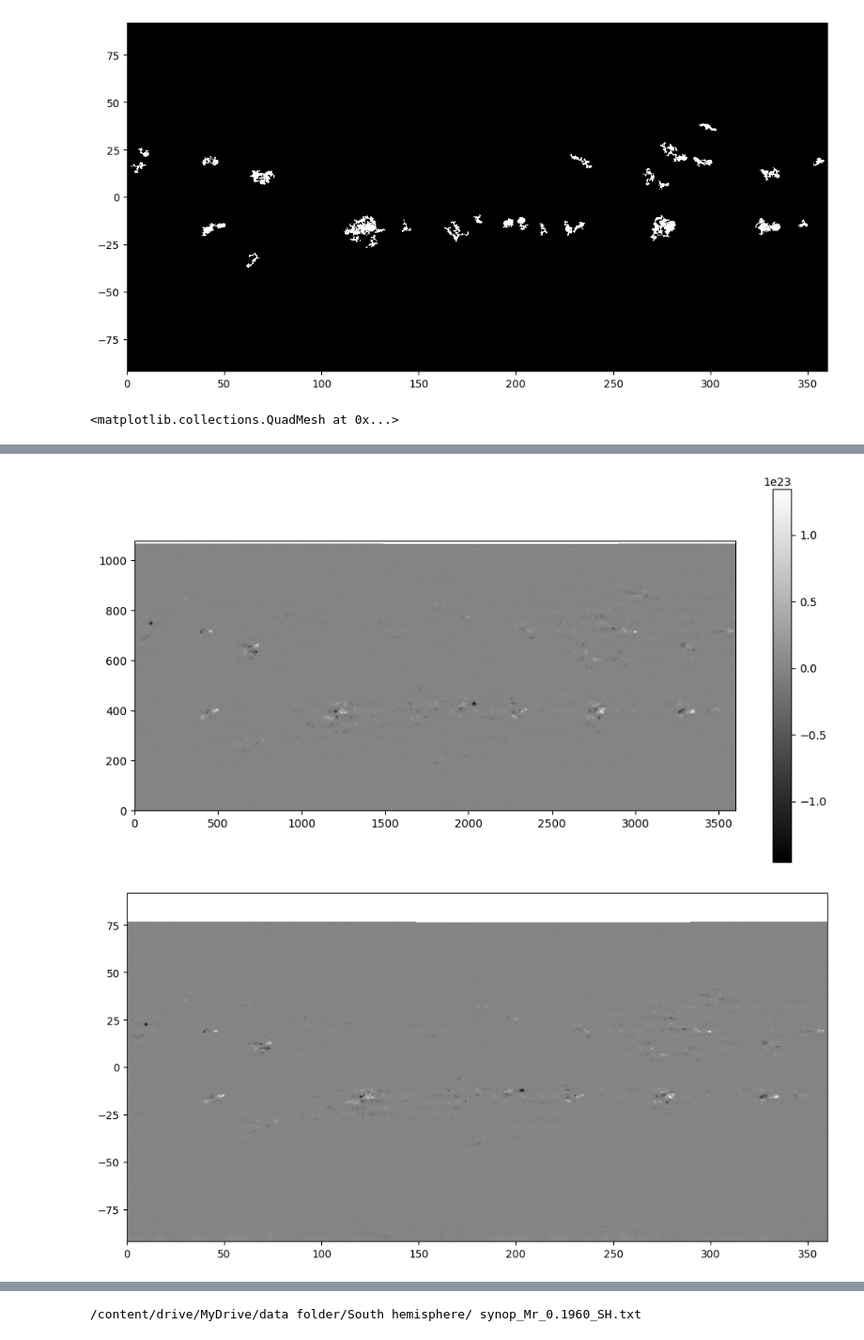
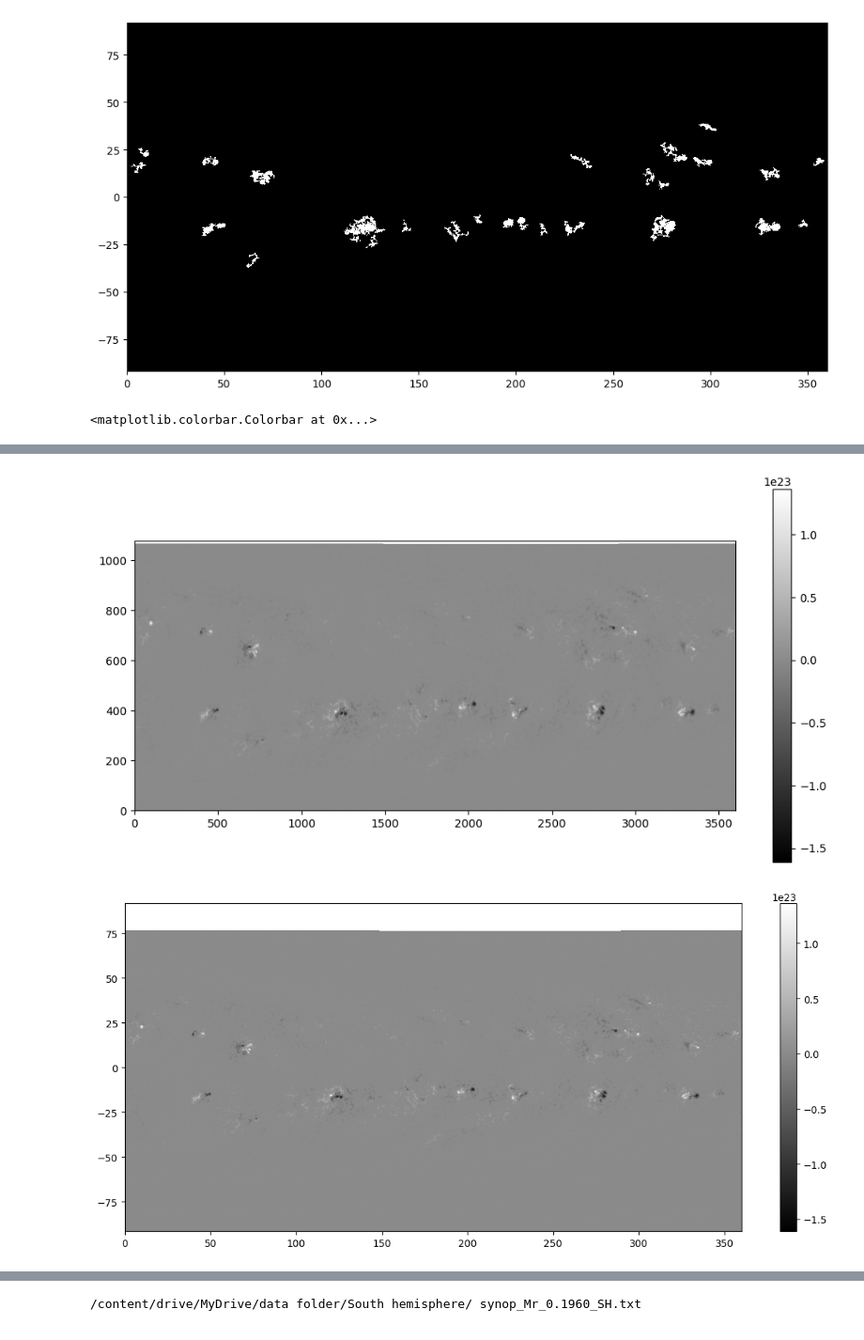
Before and after one commit to Samapti25/solar, a Jupyter notebook: carringtonmaps.ipynb, the cells around one changed output, grey strips where cells are left out. Shown at 94% size. Saved outputs shown, nothing was run; the diff lists cells and outputs as text; code cells hidden in the pictures.

```diff
--- a/carringtonmaps.ipynb
+++ b/carringtonmaps.ipynb
@@ -279,6 +279,7 @@ latitude=[]
 colatitude =[]
 sincolatitude=[]
 flux=[]
+flux_rad =[]
 R_sun = 6.96e10
 
 
@@ -290,6 +291,7 @@ for i in range (ny):
 
   Latitude =np.arcsin(sin_lat)*(180/np.pi)
   colat=90-(Latitude)
+  colat_rad = (colat*np.pi)/180
 
   latitude.append(Latitude)
   sinlat.append(sin_lat)
@@ -301,8 +303,11 @@ for i in range (ny):
 
     longitude.append(Longitude)
   b= data[i]
-  phi=(b)*np.sin(colat)*(R_sun**2)*(d_theta)*(d_lon)
-  flux.append(phi)
+  #phi=(b)*np.sin(colat)*(R_sun**2)*(d_theta)*(d_lon)
+  phi_rad=(b)*np.sin(colat_rad)*(R_sun**2)*(d_theta)*(d_lon)
+  #flux.append(phi)
+  flux_rad.append(phi_rad)
+
 #print(flux)
 
 #print(longitude)
@@ -313,15 +318,18 @@ for i in range (ny):
 fig = plt.figure(figsize=(12,6))
 
 X,Y=np.meshgrid(lon, sinlat)
-plt.pcolormesh(X,Y,flux, cmap='gray')
+plt.pcolormesh(X,Y,flux_rad, cmap='gray')
 plt.colorbar()
 
 fig=plt.figure(figsize=(12,6))
-plt.imshow(flux,origin="lower", cmap='gray',aspect=1.5)
+plt.imshow(flux_rad,origin="lower", cmap='gray',aspect=1.5)
 plt.colorbar()
 
-fig=plt.figure(figsize=(12,6))
+
+
+fig=plt.figure(figsize=(14,6))
 x,y=np.meshgrid(lon, lat )
-plt.pcolormesh(x,y,flux, cmap='gray')
+plt.pcolormesh(x,y,flux_rad, cmap='gray')
+plt.colorbar()
 # %% [output]
-<matplotlib.collections.QuadMesh at 0x...>
+<matplotlib.colorbar.Colorbar at 0x...>
@@ -329,5 +337,5 @@ plt.pcolormesh(x,y,flux, cmap='gray')
-[figure, old version]
+[figure, new version]
-[figure, old version]
+[figure, new version]
 # %%
 fluxthres=1e22
 
```
Also changed, not shown: parts of 5 cells of this notebook.
